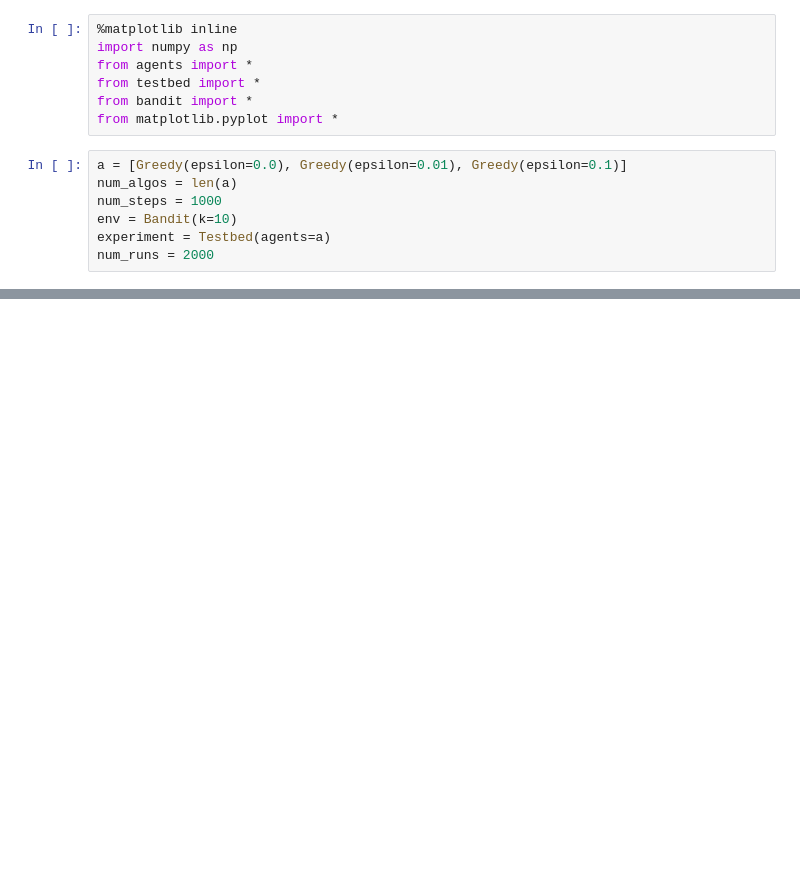
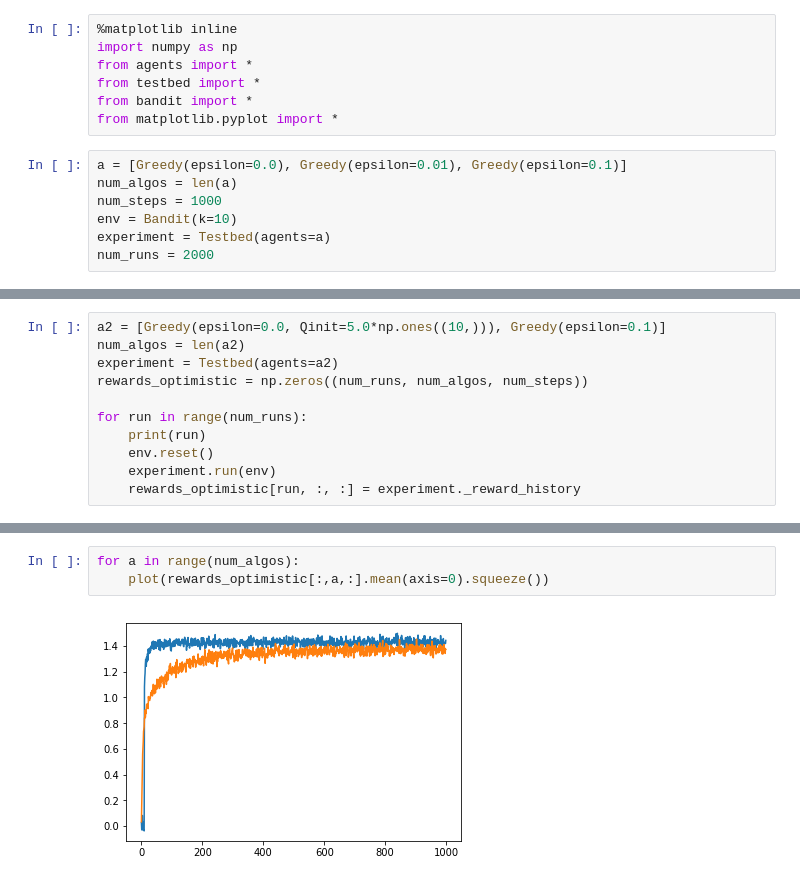
Before and after one commit to TuKo/rl, a Jupyter notebook: chapter1.ipynb, the cells around one changed output, grey strips where cells are left out. Cells and saved outputs as stored; diff of their text form; blank space fills up the shorter version.

Commit message:
added experiment with initialization

```diff
--- a/chapter1.ipynb
+++ b/chapter1.ipynb
@@ -46,0 +45,11 @@ for a in range(num_algos):
+# %%
+a2 = [Greedy(epsilon=0.0, Qinit=5.0*np.ones((10,))), Greedy(epsilon=0.1)]
+num_algos = len(a2)
+experiment = Testbed(agents=a2)
+rewards_optimistic = np.zeros((num_runs, num_algos, num_steps))
+
+for run in range(num_runs):
+    print(run)
+    env.reset()
+    experiment.run(env)
+    rewards_optimistic[run, :, :] = experiment._reward_history
@@ -46,0 +74,5 @@ for a in range(num_algos):
+# %%
+for a in range(num_algos):
+    plot(rewards_optimistic[:,a,:].mean(axis=0).squeeze())
+# %% [output]
+[figure, added]
```
Also changed, not shown: parts of 4 cells of this notebook, 1 other file.
